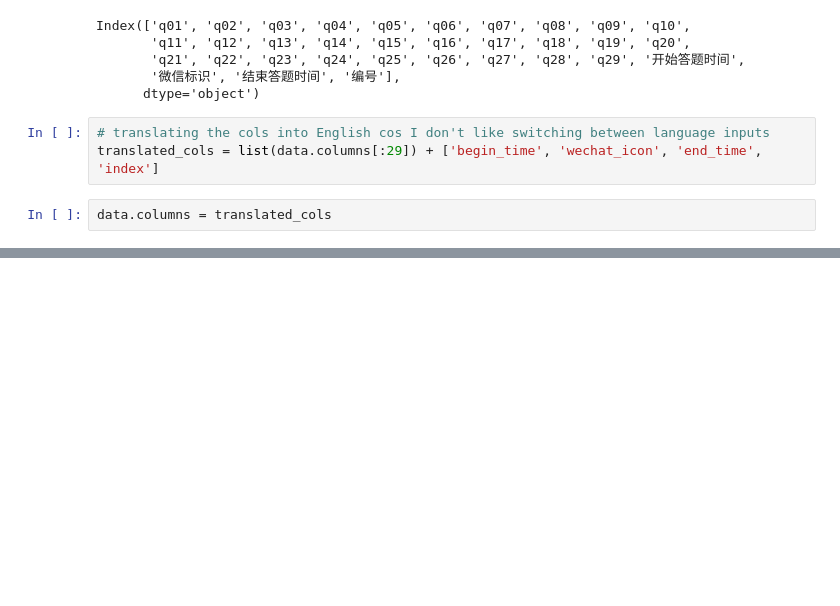
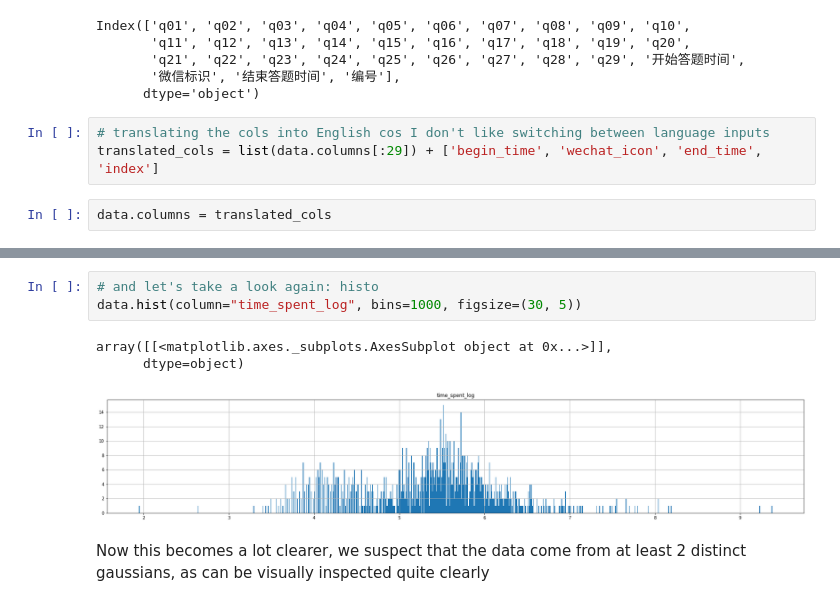
Before and after one commit to ruoyzhang/AI_public_perception_survey_data_analysis, a Jupyter notebook: CN/preliminary look at the survey data CN.ipynb, the cells around one changed output, grey strips where cells are left out. Saved outputs shown, nothing was run; the diff lists cells and outputs as text; blank space fills up the shorter version.

```diff
--- a/CN/preliminary look at the survey data CN.ipynb
+++ b/CN/preliminary look at the survey data CN.ipynb
@@ -92,0 +170,9 @@ data.columns = translated_cols
+# %%
+# and let's take a look again: histo
+data.hist(column="time_spent_log", bins=1000, figsize=(30, 5))
+# %% [output]
+array([[<matplotlib.axes._subplots.AxesSubplot object at 0x...>]],
+      dtype=object)
+[figure, added]
+# %% [markdown]
+Now this becomes a lot clearer, we suspect that the data come from at least 2 distinct gaussians, as can be visually inspected quite clearly
```
Also changed, not shown: parts of 35 cells of this notebook, 1 other file.
